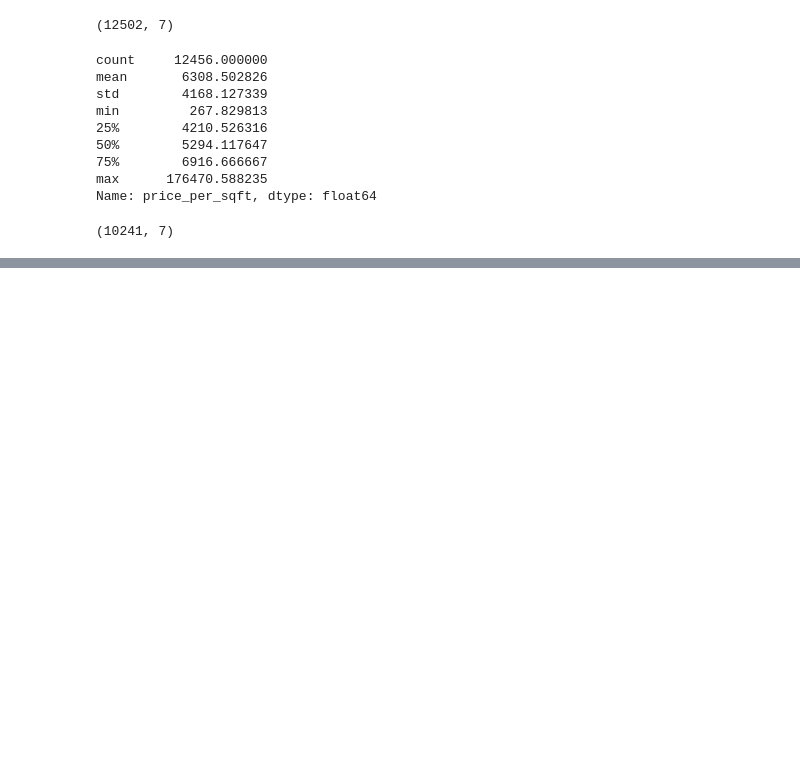
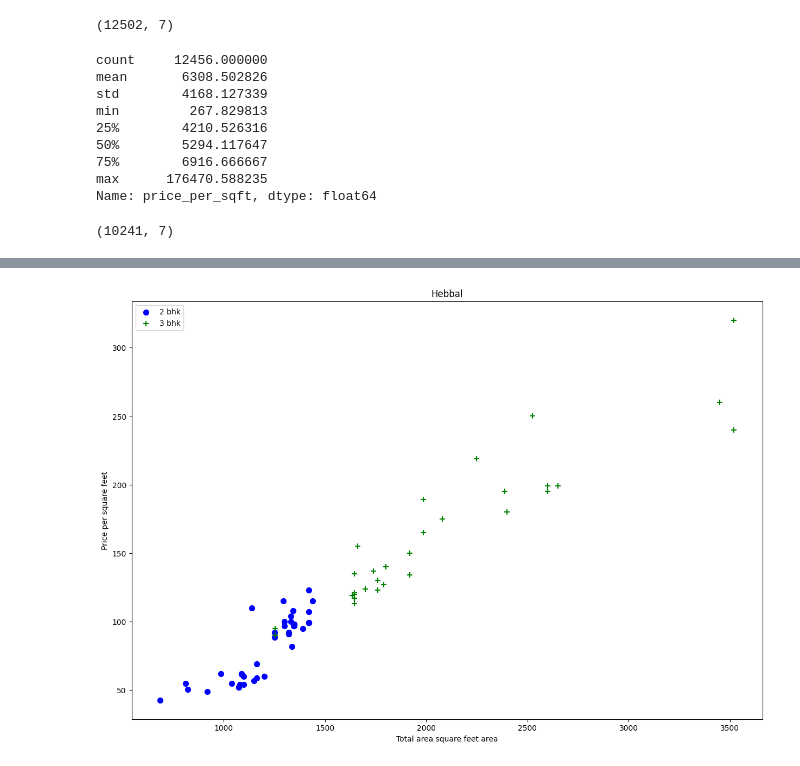
Before and after one commit to madking5000/data_analysis, a Jupyter notebook: Bengaluru_house/models/beng_house.ipynb, the cells around one changed output, grey strips where cells are left out. Drawn from its saved outputs; the diff is of its cells as text; code cells hidden in the pictures; blank space fills up the shorter version.

```diff
--- a/Bengaluru_house/models/beng_house.ipynb
+++ b/Bengaluru_house/models/beng_house.ipynb
@@ -283,0 +324,4 @@ df7.shape
+# %%
+plot_scatter_chart(df8, 'Hebbal')
+# %% [output]
+[figure, added]
```
Also changed, not shown: parts of 17 cells of this notebook.
